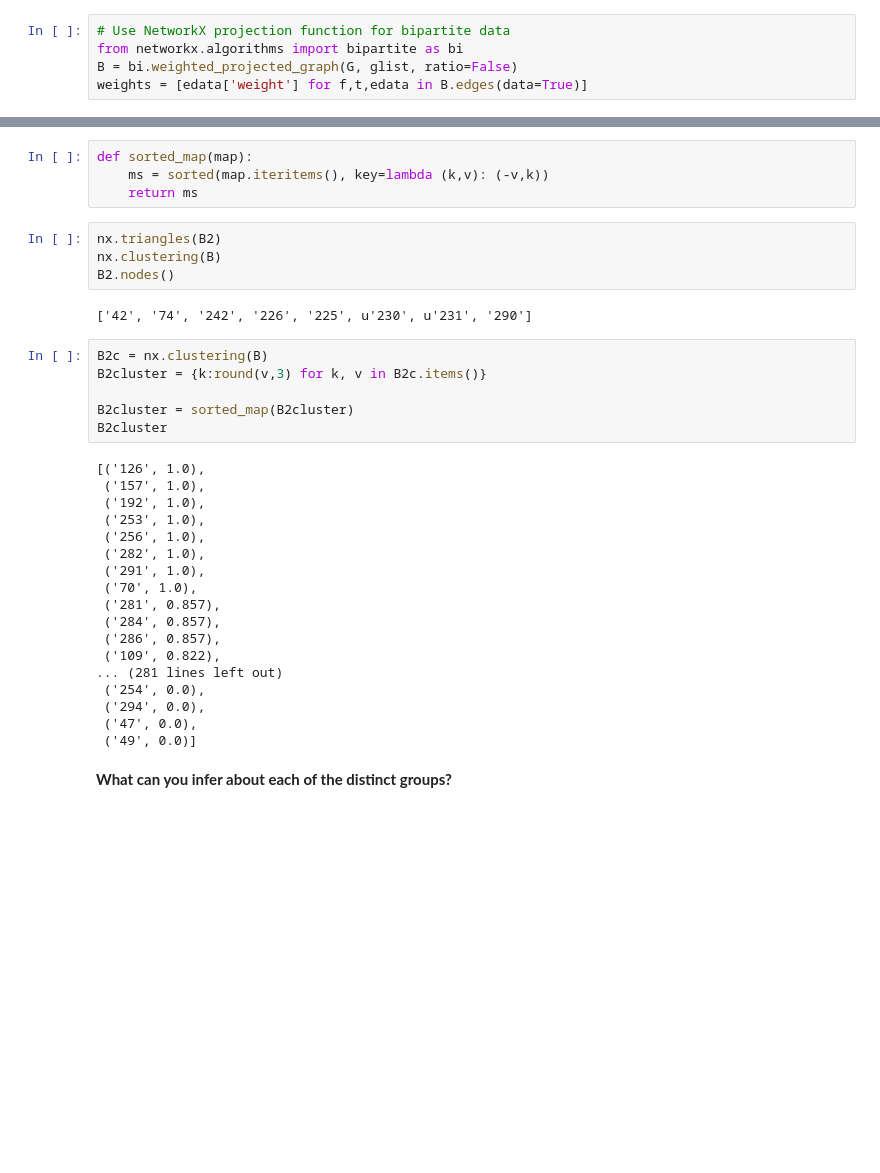
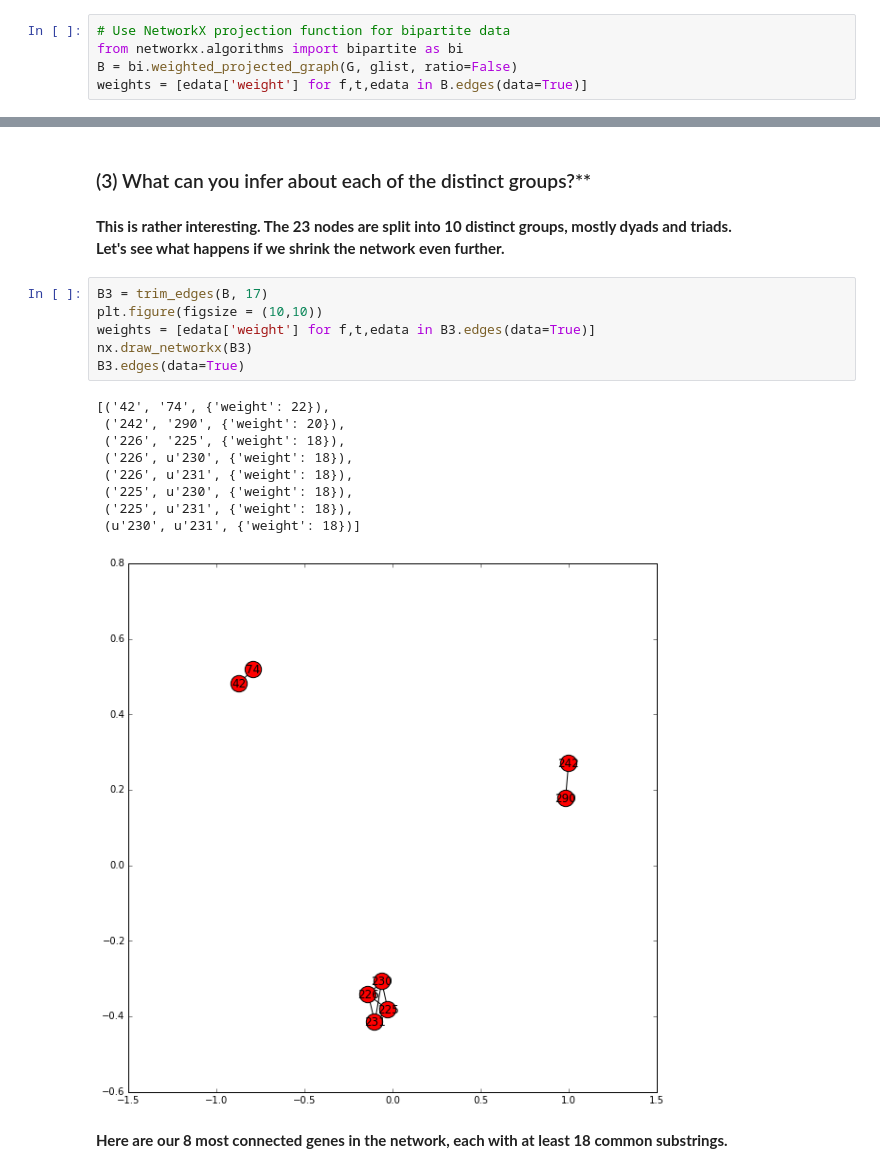
Before and after one commit to bchugit/IS620, a Jupyter notebook: Week 7 - Text Mining NLP/bchu_IS620_proj2.ipynb, the cells around one changed output, grey strips where cells are left out. Saved outputs shown, nothing was run; the diff lists cells and outputs as text; blank space fills up the shorter version.

```diff
--- a/Week 7 - Text Mining NLP/bchu_IS620_proj2.ipynb
+++ b/Week 7 - Text Mining NLP/bchu_IS620_proj2.ipynb
@@ -114,36 +106,23 @@ nx.draw_networkx(B2, nodelist=['74', '42'], with_labels=False)
-# %%
-def sorted_map(map):
-    ms = sorted(map.iteritems(), key=lambda (k,v): (-v,k))
-    return ms
-# %%
-nx.triangles(B2)
-nx.clustering(B)
-B2.nodes()
-# %% [output]
-['42', '74', '242', '226', '225', u'230', u'231', '290']
-# %%
-B2c = nx.clustering(B)
-B2cluster = {k:round(v,3) for k, v in B2c.items()}
-
-B2cluster = sorted_map(B2cluster)
-B2cluster
-# %% [output]
-[('126', 1.0),
- ('157', 1.0),
- ('192', 1.0),
- ('253', 1.0),
- ('256', 1.0),
- ('282', 1.0),
- ('291', 1.0),
- ('70', 1.0),
- ('281', 0.857),
- ('284', 0.857),
- ('286', 0.857),
- ('109', 0.822),
-... (281 lines left out)
- ('254', 0.0),
- ('294', 0.0),
- ('47', 0.0),
- ('49', 0.0)]
 # %% [markdown]
-**What can you infer about each of the distinct groups?**
+### (3) What can you infer about each of the distinct groups?**
+# %% [markdown]
+**This is rather interesting. The 23 nodes are split into 10 distinct groups, mostly dyads and triads.
+Let's see what happens if we shrink the network even further.**
+# %%
+B3 = trim_edges(B, 17)
+plt.figure(figsize = (10,10))
+weights = [edata['weight'] for f,t,edata in B3.edges(data=True)]
+nx.draw_networkx(B3)
+B3.edges(data=True)
+# %% [output]
+[('42', '74', {'weight': 22}),
+ ('242', '290', {'weight': 20}),
+ ('226', '225', {'weight': 18}),
+ ('226', u'230', {'weight': 18}),
+ ('226', u'231', {'weight': 18}),
+ ('225', u'230', {'weight': 18}),
+ ('225', u'231', {'weight': 18}),
+ (u'230', u'231', {'weight': 18})]
+[figure, added]
+# %% [markdown]
+**Here are our 8 most connected genes in the network, each with at least 18 common substrings.**
```
Also changed, not shown: parts of 17 cells of this notebook.
